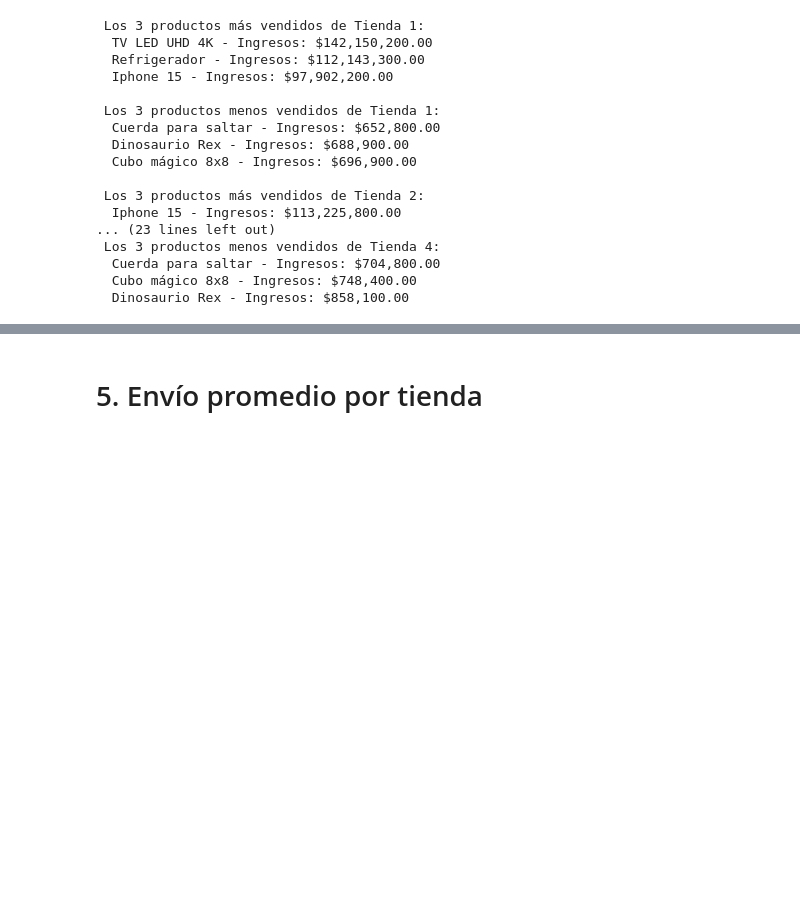
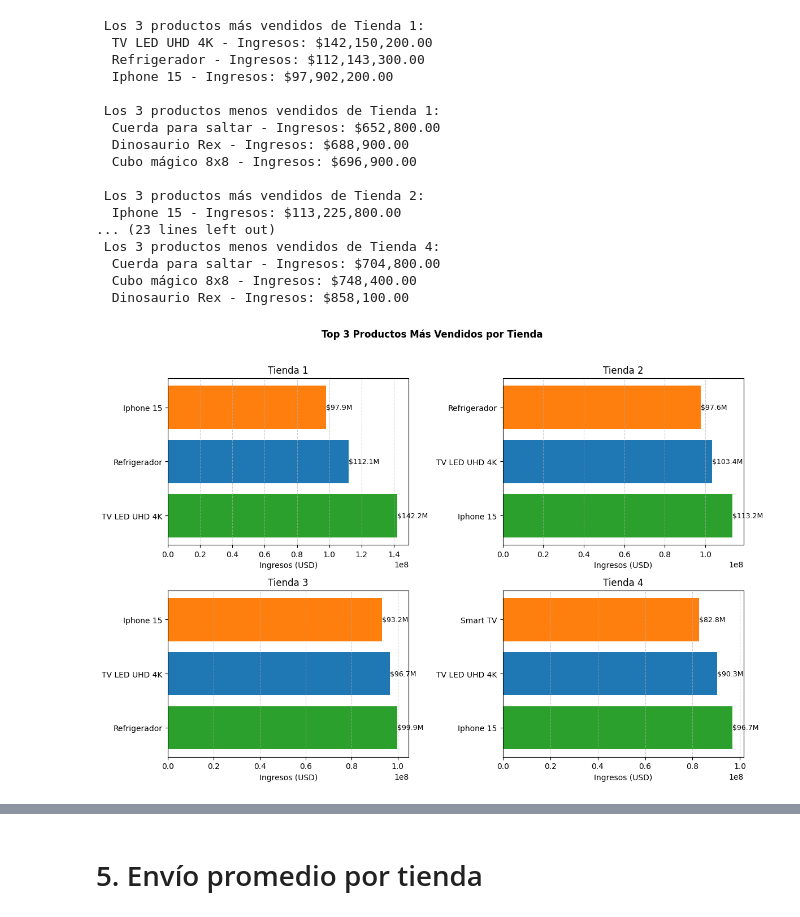
Before and after one commit to sergio-canul/AluraDSChallenge, a Jupyter notebook: AluraStoreLatam.ipynb, the cells around one changed output, grey strips where cells are left out. Saved outputs shown, nothing was run; the diff lists cells and outputs as text; code cells hidden in the pictures; blank space fills up the shorter version.

```diff
--- a/AluraStoreLatam.ipynb
+++ b/AluraStoreLatam.ipynb
@@ -205,3 +263,32 @@ for tienda in tiendas_unicas:
   Cuerda para saltar - Ingresos: $704,800.00
   Cubo mágico 8x8 - Ingresos: $748,400.00
   Dinosaurio Rex - Ingresos: $858,100.00
+# %%
+def top_productos(tienda):
+    data = ventas[ventas['Tienda'] == tienda]
+    mas_vendidos = data.sort_values(by='Ingreso', ascending=False).head(3)
+    return mas_vendidos
+
+tiendas_unicas = ventas['Tienda'].unique()
+
+fig, axes = plt.subplots(2, 2, figsize=(12, 8))
+fig.suptitle('Top 3 Productos Más Vendidos por Tienda', fontweight='bold', y=1.02)
+
+for ax, tienda in zip(axes.flatten(), tiendas_unicas):
+    mas_vendidos = top_productos(tienda)
+    ax.barh(
+        mas_vendidos['Producto'],
+        mas_vendidos['Ingreso'],
+        color=['#2ca02c', '#1f77b4', '#ff7f0e']
+    )
+    ax.set_title(tienda)
+    ax.set_xlabel('Ingresos')
+    ax.grid(axis='x', linestyle='--', alpha=0.6)
+
+    for ing, prod in zip(mas_vendidos['Ingreso'], mas_vendidos['Producto']):
+        ax.text(ing, prod, f'${ing/1e6:.1f}M', va='center', ha='left', fontsize=9)
+
+plt.tight_layout()
+plt.show()
+# %% [output]
+[figure, added]
```
Also changed, not shown: parts of 5 cells of this notebook.
